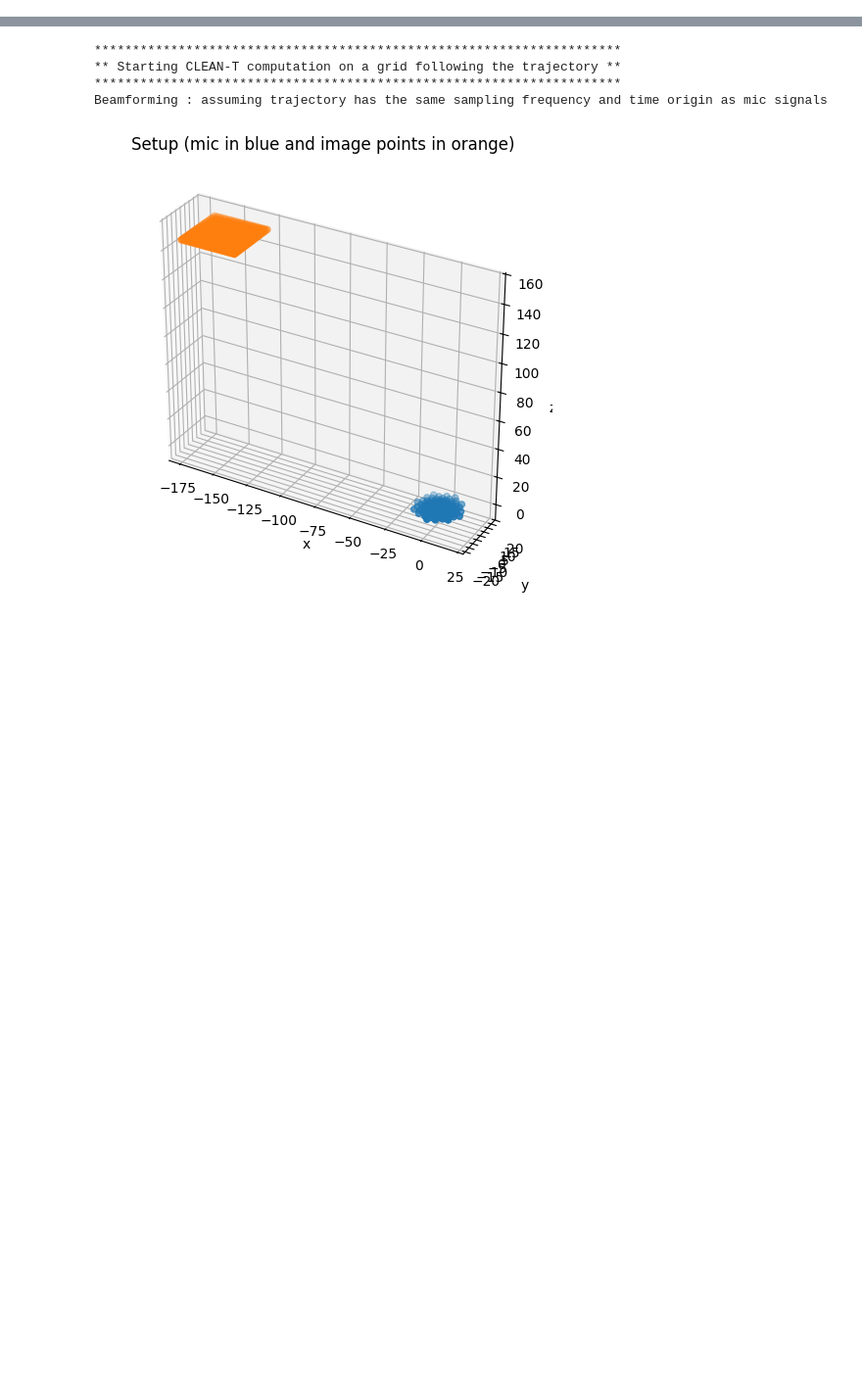
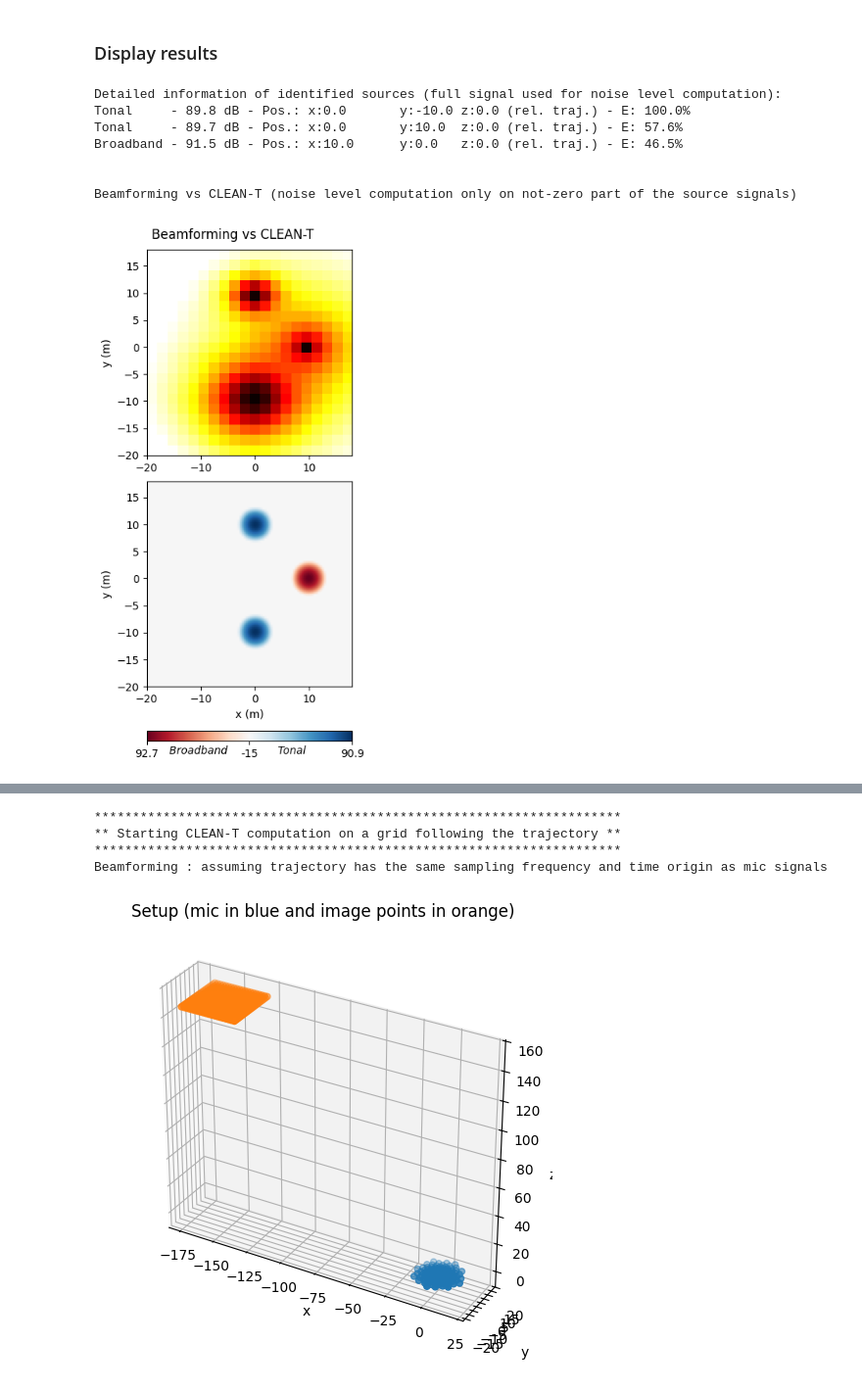
Before and after one commit to Universite-Gustave-Eiffel/CleanTiPy, a Jupyter notebook: examples/computeCleanT.ipynb, the cells around one changed output, grey strips where cells are left out. Shown: that part at 98% size. Drawn from its saved outputs; the diff is of its cells as text; code cells hidden in the pictures; blank space fills up the shorter version.

```diff
--- a/examples/computeCleanT.ipynb
+++ b/examples/computeCleanT.ipynb
@@ -0,0 +107,20 @@
+# %%
+#%% define image plan relatively to the trajectory
+Lx = 40
+Ly = 40
+resX = 2
+resY = 2
+x_F = np.arange(0,Lx,resX)-Lx/2
+y_F = np.arange(0,Ly,resY)-Ly/2
+z_F = 0
+X_F, Y_F, Z_F = np.meshgrid(x_F,y_F,z_F)
+grid = np.array([X_F.reshape(-1),Y_F.reshape(-1),Z_F.reshape(-1)]).T
+
+
+
+#%% Define and compute CLEAN-T
+cleant = CleanT(geom,grid,traj,t,Sig,ang,t_traj,debug=False,monitor=False)
+
+cleant.bf.plot()
+ax=pl.gca()
+ax.set_aspect('equal')
@@ -1 +144,59 @@
+# %% [markdown]
+### Display results
+# %%
+
+print("Detailed information of identified sources (full signal used for noise level computation):")
+cleant.printSourceData()
+
+#%% Display results on grid along the trajectory
+
+dyn = 15 # Dynamic range of results display in dB
+normalisedByMax = False # if True, data are normalised by maximum, if False dislay is given in dB ref 20µPa
+
+# sigThreshold is the value above which the signal is considered for noise level computing
+# (as zeros can set at the end of the reconscruted signals, it's better not to use it for source power estimation)
+cleant.CleantMap(gauss=True,dyn=dyn,sameDynRange=False,adym=normalisedByMax,sigThreshold=2e-2)
+
+print('\n')
+print("Beamforming vs CLEAN-T (noise level computation only on not-zero part of the source signals)")
+
+fig, axs = pl.subplots(2,1,
+                       constrained_layout=True,figsize=(3.5,7))
+fig.suptitle('Beamforming vs CLEAN-T')
+
+ax = axs[0]
+BF_dB = cleant.Sources[0]['AcousticMap'].reshape((y_F.size,x_F.size))
+mx = np.max(BF_dB)
+ax.imshow(BF_dB, vmax=mx, vmin=mx-dyn, \
+        origin='lower',cmap='hot_r',\
+            extent=[x_F[0],x_F[-1],y_F[0],y_F[-1]])
+ax.set_ylabel('y (m)')
+
+pl.ylabel('y (m)')
+# fig.colorbar(ax=ax)
+pl.xlabel('x (m)')
+
+ax = axs[1]
+img = ax.imshow(cleant.q_disp, origin='lower',
+          extent=[x_F[0],x_F[-1],y_F[0],y_F[-1]], cmap='RdBu',
+          vmin=-dyn,vmax=dyn,interpolation_stage='data')
+cbar = fig.colorbar(img, ax=ax,ticks=[-dyn, 0, dyn],location="bottom")
+
+if normalisedByMax:
+    cbar.ax.set_xticklabels([0, -dyn, 0])
+else:
+    cbar.ax.set_xticklabels(['%.1f' %(cleant.qmax_bb),\
+                            '%d' %(-dyn), '%.1f' %(cleant.qmax_ton)])
+
+# cbar.ax.set_title('[dB]')
+cbar.set_label('Broadband               Tonal       ', fontstyle='italic', labelpad=-13)
+# %% [output]
+Detailed information of identified sources (full signal used for noise level computation):
+Tonal     - 89.8 dB - Pos.: x:0.0       y:-10.0 z:0.0 (rel. traj.) - E: 100.0%
+Tonal     - 89.7 dB - Pos.: x:0.0       y:10.0  z:0.0 (rel. traj.) - E: 57.6%
+Broadband - 91.5 dB - Pos.: x:10.0      y:0.0   z:0.0 (rel. traj.) - E: 46.5%
+
+
+Beamforming vs CLEAN-T (noise level computation only on not-zero part of the source signals)
+[figure, added]
 # %% [markdown]
```
Also changed, not shown: parts of 20 cells of this notebook, 5 other files.
